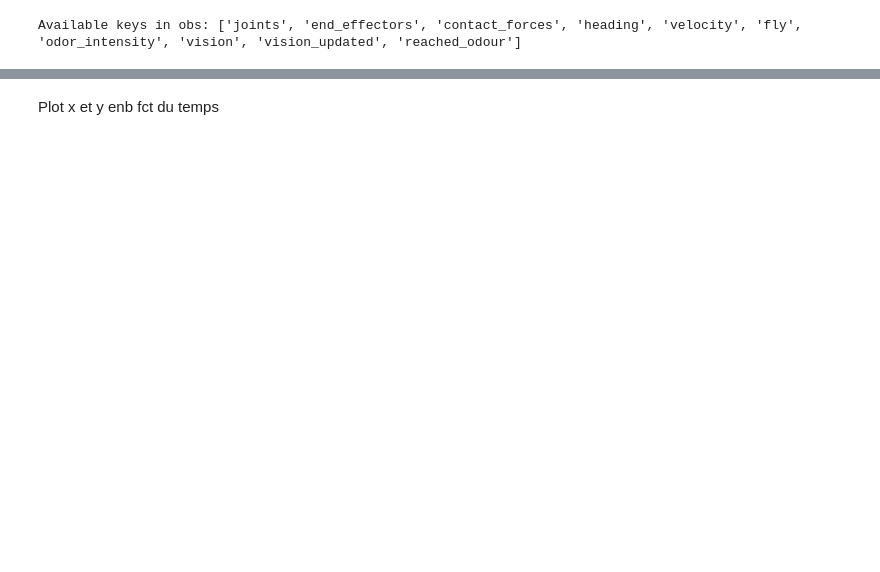
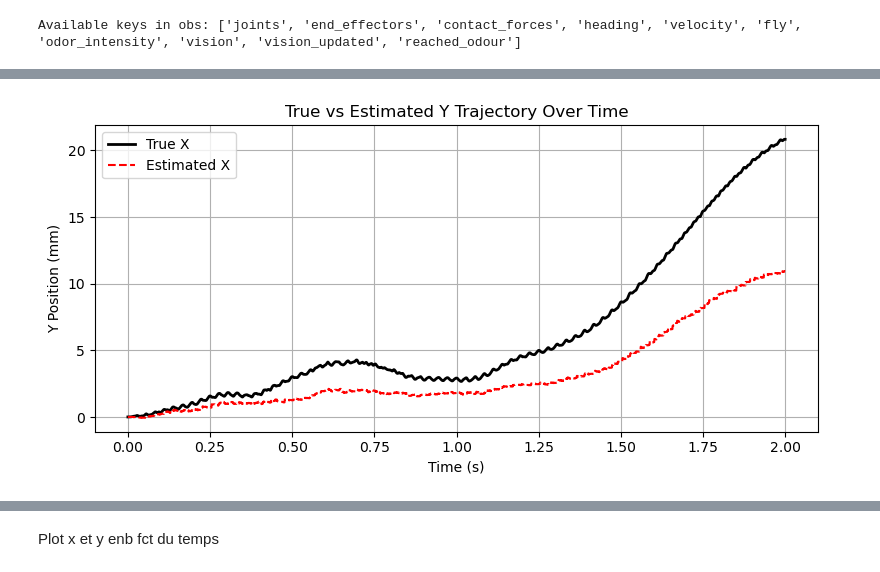
Before and after one commit to Sophiemeuw/FlyFly, a Jupyter notebook: test_controller.ipynb, the cells around one changed output, grey strips where cells are left out. Saved outputs shown, nothing was run; the diff lists cells and outputs as text; code cells hidden in the pictures; blank space fills up the shorter version.

```diff
--- a/test_controller.ipynb
+++ b/test_controller.ipynb
@@ -129,3 +129,41 @@ plt.show()
+# %%
+import matplotlib.pyplot as plt
+import numpy as np
+
+# Build time vector from controller trace length
+times = np.arange(len(controller.position_trace)) * controller.timestep
+
+# Extract estimated X positions
+estimated = np.array(controller.position_trace)  # shape (N,2)
+est_y = estimated[:, 1]
+
+# Extract true X positions from obs_hist
+true_y = []
+for obs in obs_hist:
+    # obs['fly'][0] is [x,y,z]
+    pos = obs.get('fly', [[None, None, None]])[0]
+    true_y.append(pos[1])
+true_y = np.array(true_y)
+
+# Ensure matching lengths
+min_len = min(len(times), len(true_y))
+times = times[:min_len]
+est_y = est_y[:min_len]
+true_y = true_y[:min_len]
+
+# Plot
+plt.figure(figsize=(8, 4))
+plt.plot(times, true_y, label='True X', color='black', linewidth=2)
+plt.plot(times, est_y, label='Estimated X', color='red', linestyle='--', linewidth=1.5)
+plt.xlabel('Time (s)')
+plt.ylabel('Y Position (mm)')
+plt.title('True vs Estimated Y Trajectory Over Time')
+plt.legend()
+plt.grid(True)
+plt.tight_layout()
+plt.show()
+# %% [output]
+[figure, added]
 # %%
 import matplotlib.pyplot as plt
 import numpy as np
```
Also changed, not shown: parts of 5 cells of this notebook, 1 other file.
